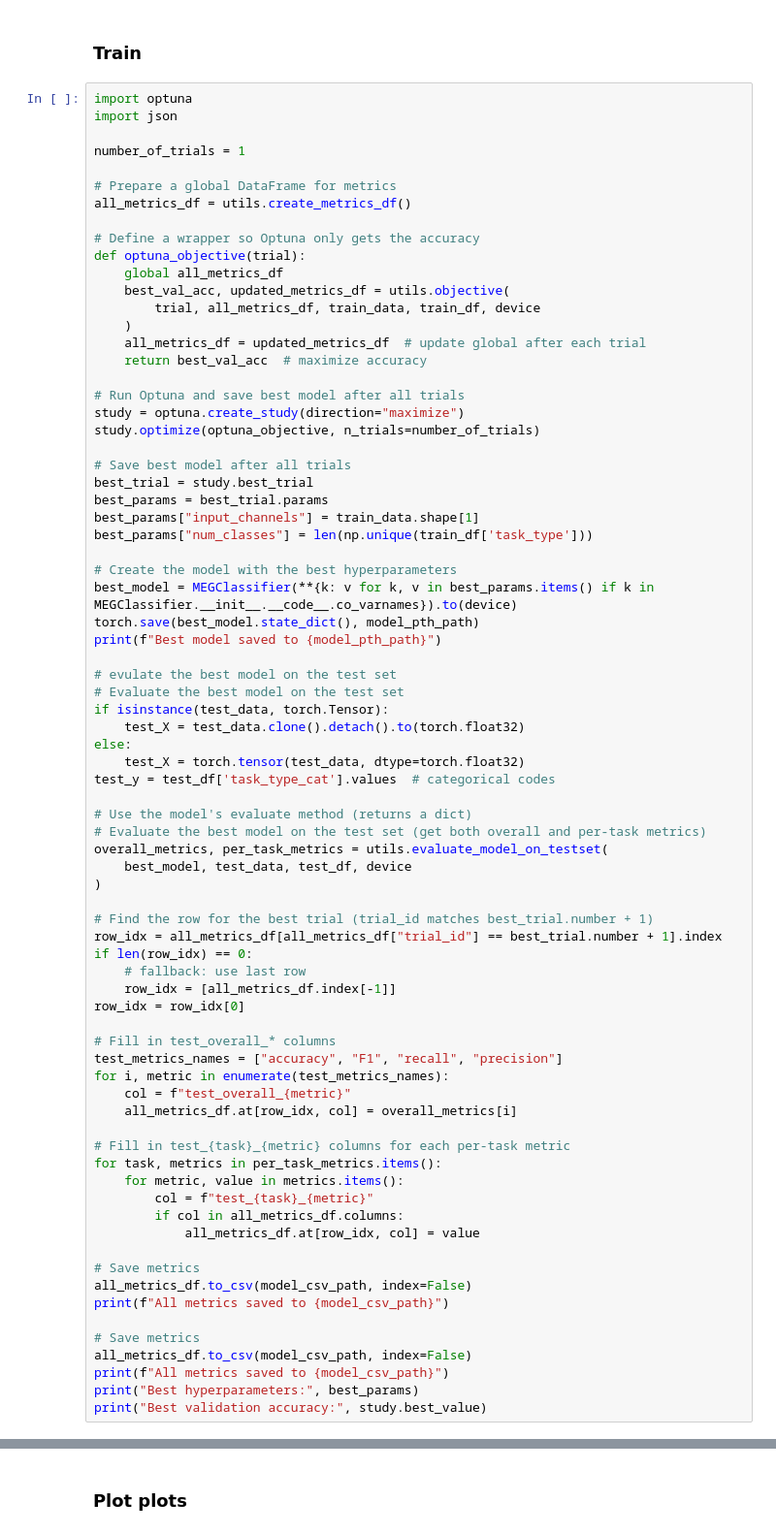
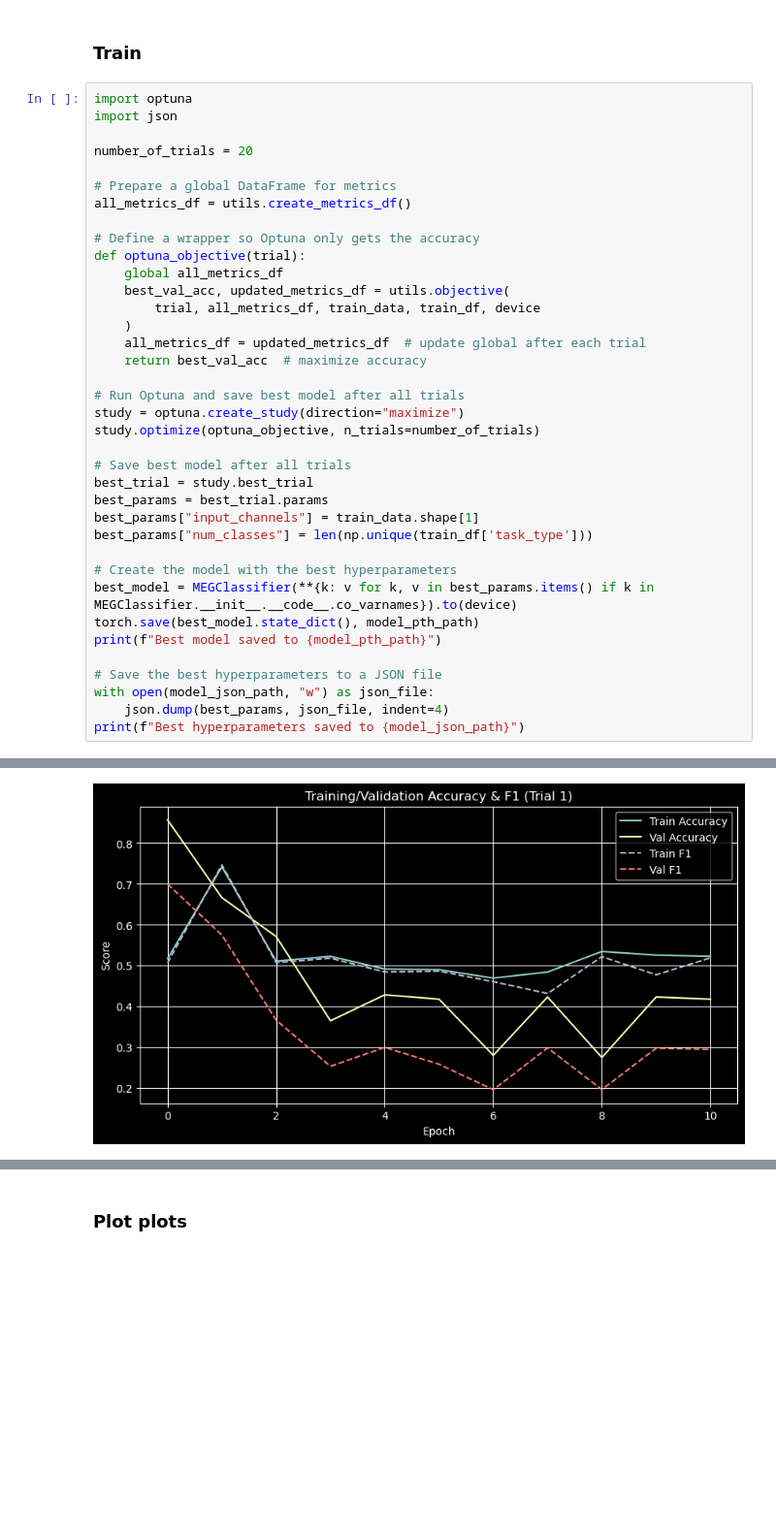
Before and after one commit to BarGinger/Deep_Learning_MEG, a Jupyter notebook: notebook.ipynb, the cells around one changed output, grey strips where cells are left out. Shown at 97% size. Drawn from its saved outputs; the diff is of its cells as text; blank space fills up the shorter version.

```diff
--- a/notebook.ipynb
+++ b/notebook.ipynb
@@ -222,7 +222,7 @@ best_model = None
 import optuna
 import json
 
-number_of_trials = 1
+number_of_trials = 20
 
 # Prepare a global DataFrame for metrics
 all_metrics_df = utils.create_metrics_df()
@@ -251,47 +251,8 @@ best_model = MEGClassifier(**{k: v for k, v in best_params.items() if k in MEGCl
 torch.save(best_model.state_dict(), model_pth_path)
 print(f"Best model saved to {model_pth_path}")
 
-# evulate the best model on the test set
-# Evaluate the best model on the test set
-if isinstance(test_data, torch.Tensor):
-    test_X = test_data.clone().detach().to(torch.float32)
-else:
-    test_X = torch.tensor(test_data, dtype=torch.float32)
-test_y = test_df['task_type_cat'].values  # categorical codes
-
-# Use the model's evaluate method (returns a dict)
-# Evaluate the best model on the test set (get both overall and per-task metrics)
-overall_metrics, per_task_metrics = utils.evaluate_model_on_testset(
-    best_model, test_data, test_df, device
-)
-
-# Find the row for the best trial (trial_id matches best_trial.number + 1)
-row_idx = all_metrics_df[all_metrics_df["trial_id"] == best_trial.number + 1].index
-if len(row_idx) == 0:
-    # fallback: use last row
-    row_idx = [all_metrics_df.index[-1]]
-row_idx = row_idx[0]
-
-# Fill in test_overall_* columns
-test_metrics_names = ["accuracy", "F1", "recall", "precision"]
-for i, metric in enumerate(test_metrics_names):
-    col = f"test_overall_{metric}"
-    all_metrics_df.at[row_idx, col] = overall_metrics[i]
-
-# Fill in test_{task}_{metric} columns for each per-task metric
-for task, metrics in per_task_metrics.items():
-    for metric, value in metrics.items():
-        col = f"test_{task}_{metric}"
-        if col in all_metrics_df.columns:
-            all_metrics_df.at[row_idx, col] = value
-
-# Save metrics
-all_metrics_df.to_csv(model_csv_path, index=False)
-print(f"All metrics saved to {model_csv_path}")
-
-# Save metrics
-all_metrics_df.to_csv(model_csv_path, index=False)
-print(f"All metrics saved to {model_csv_path}")
-print("Best hyperparameters:", best_params)
-print("Best validation accuracy:", study.best_value)
+# Save the best hyperparameters to a JSON file
+with open(model_json_path, "w") as json_file:
+    json.dump(best_params, json_file, indent=4)
+print(f"Best hyperparameters saved to {model_json_path}")
 # %% [output]
@@ -299,0 +261 @@ print("Best validation accuracy:", study.best_value)
+[figure, added]
```
Also changed, not shown: parts of 4 cells of this notebook, 23 other files.
